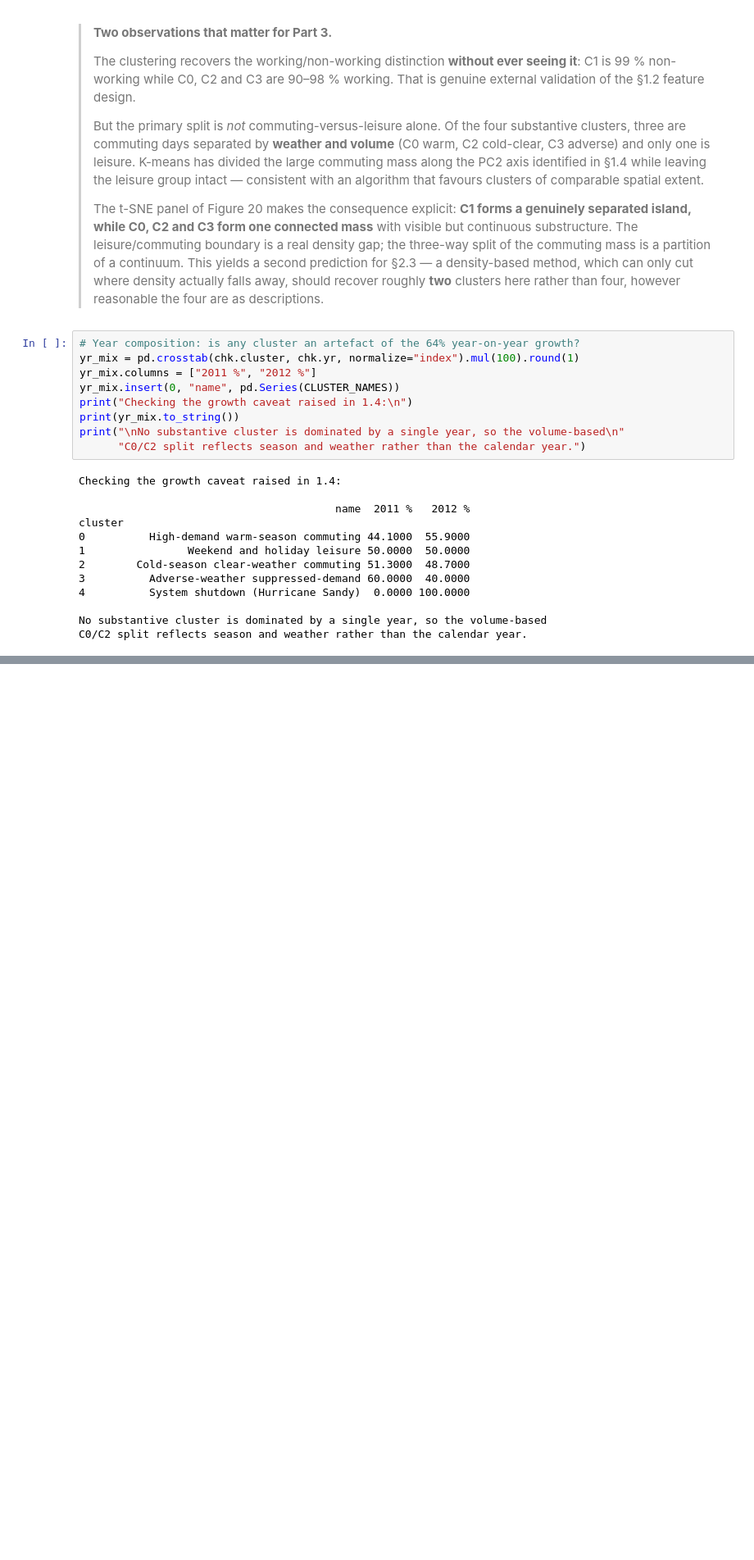
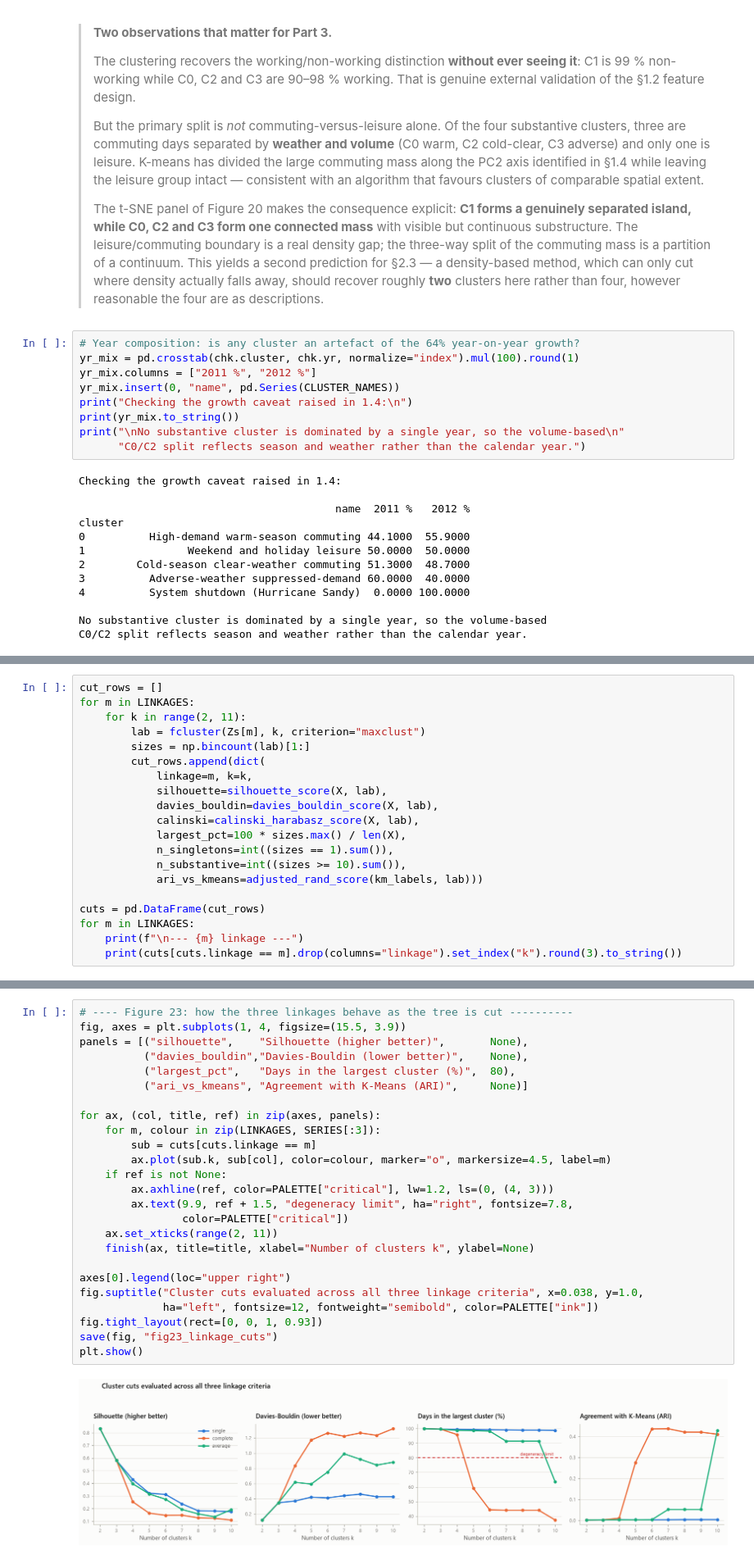
Before and after one commit to heshannethmina/Clustering-Urban-Mobility-Patterns-Using-Bike-Sharing-Data, a Jupyter notebook: bike_sharing_clustering.ipynb, the cells around one changed output, grey strips where cells are left out. Shown at 82% size. Drawn from its saved outputs; the diff is of its cells as text; blank space fills up the shorter version.

```diff
--- a/bike_sharing_clustering.ipynb
+++ b/bike_sharing_clustering.ipynb
@@ -3086,0 +3185,20 @@ linkage to the same matrix `X`.*
+# %%
+cut_rows = []
+for m in LINKAGES:
+    for k in range(2, 11):
+        lab = fcluster(Zs[m], k, criterion="maxclust")
+        sizes = np.bincount(lab)[1:]
+        cut_rows.append(dict(
+            linkage=m, k=k,
+            silhouette=silhouette_score(X, lab),
+            davies_bouldin=davies_bouldin_score(X, lab),
+            calinski=calinski_harabasz_score(X, lab),
+            largest_pct=100 * sizes.max() / len(X),
+            n_singletons=int((sizes == 1).sum()),
+            n_substantive=int((sizes >= 10).sum()),
+            ari_vs_kmeans=adjusted_rand_score(km_labels, lab)))
+
+cuts = pd.DataFrame(cut_rows)
+for m in LINKAGES:
+    print(f"\n--- {m} linkage ---")
+    print(cuts[cuts.linkage == m].drop(columns="linkage").set_index("k").round(3).to_string())
@@ -3086,0 +3223,27 @@ linkage to the same matrix `X`.*
+# %%
+# ---- Figure 23: how the three linkages behave as the tree is cut ----------
+fig, axes = plt.subplots(1, 4, figsize=(15.5, 3.9))
+panels = [("silhouette",    "Silhouette (higher better)",       None),
+          ("davies_bouldin","Davies-Bouldin (lower better)",    None),
+          ("largest_pct",   "Days in the largest cluster (%)",  80),
+          ("ari_vs_kmeans", "Agreement with K-Means (ARI)",     None)]
+
+for ax, (col, title, ref) in zip(axes, panels):
+    for m, colour in zip(LINKAGES, SERIES[:3]):
+        sub = cuts[cuts.linkage == m]
+        ax.plot(sub.k, sub[col], color=colour, marker="o", markersize=4.5, label=m)
+    if ref is not None:
+        ax.axhline(ref, color=PALETTE["critical"], lw=1.2, ls=(0, (4, 3)))
+        ax.text(9.9, ref + 1.5, "degeneracy limit", ha="right", fontsize=7.8,
+                color=PALETTE["critical"])
+    ax.set_xticks(range(2, 11))
+    finish(ax, title=title, xlabel="Number of clusters k", ylabel=None)
+
+axes[0].legend(loc="upper right")
+fig.suptitle("Cluster cuts evaluated across all three linkage criteria", x=0.038, y=1.0,
+             ha="left", fontsize=12, fontweight="semibold", color=PALETTE["ink"])
+fig.tight_layout(rect=[0, 0, 1, 0.93])
+save(fig, "fig23_linkage_cuts")
+plt.show()
+# %% [output]
+[figure, added]
```
Also changed, not shown: parts of 45 cells of this notebook, 6 other files.
